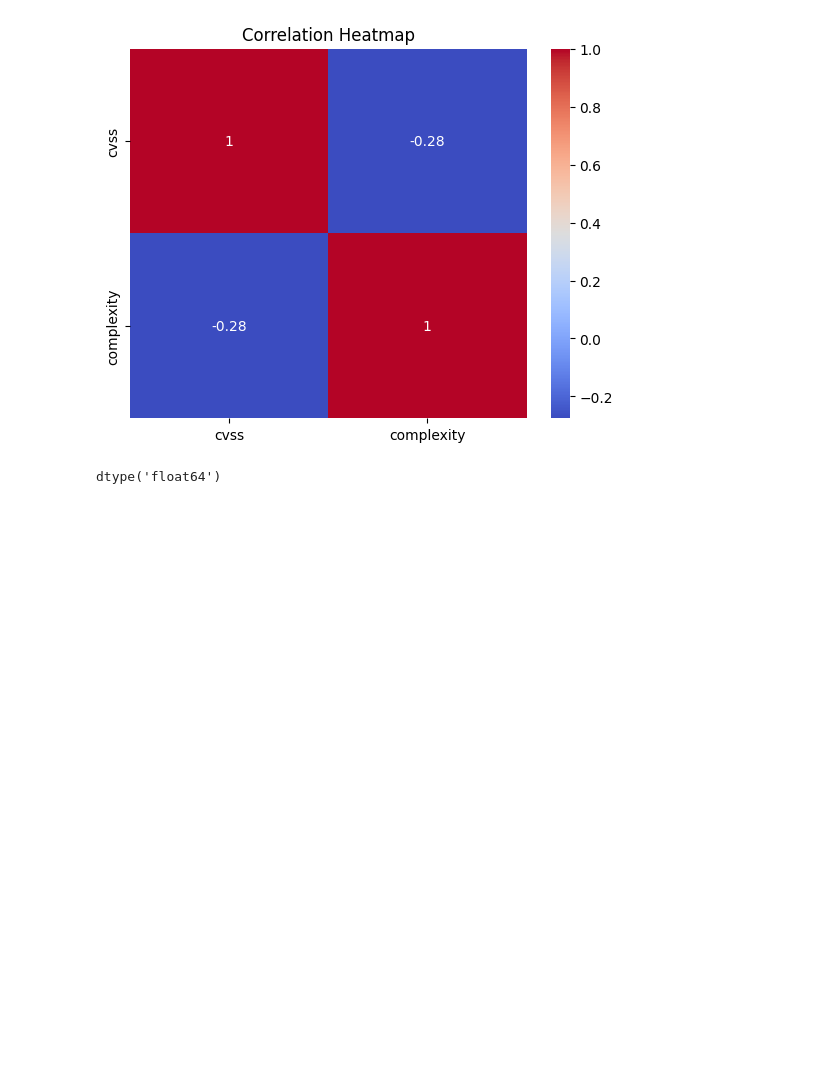
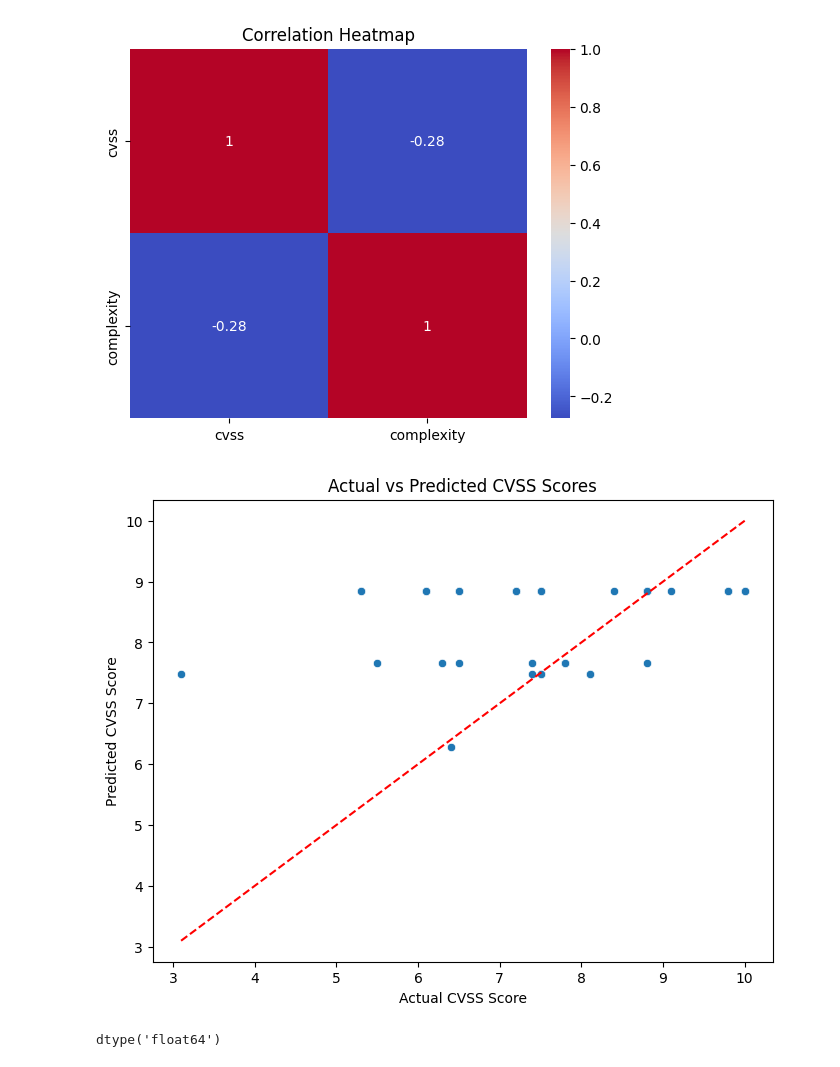
Before and after one commit to S10241798/AITT, a Jupyter notebook: AITT Assignment.ipynb, the cells around one changed output. Saved outputs shown, nothing was run; the diff lists cells and outputs as text; code cells hidden in the pictures; blank space fills up the shorter version.

```diff
--- a/AITT Assignment.ipynb
+++ b/AITT Assignment.ipynb
@@ -282,3 +276,28 @@ x_train, x_test, y_train, y_test = train_test_split(x, y)
+# %%
+# Define Features (X) and Target (y)
+X = df_clean[['complexity', 'vector_NETWORK']]  # Select features (vector_LOCAL is dropped due to one-hot encoding)
+y = df_clean['cvss']  # Target variable
+
+# 2. Split Data
+x_train, x_test, y_train, y_test = train_test_split(X, y, test_size=0.2, random_state=42)
+
+# 3. Train the Model
+model = LinearRegression()
+model.fit(x_train, y_train)
+
+# 4. Predictions
+y_pred = model.predict(x_test)
+
+# 6. Plot Predictions vs Actual
+plt.figure(figsize=(8, 6))
+sns.scatterplot(x=y_test, y=y_pred)
+plt.xlabel("Actual CVSS Score")
+plt.ylabel("Predicted CVSS Score")
+plt.title("Actual vs Predicted CVSS Scores")
+plt.plot([min(y_test), max(y_test)], [min(y_test), max(y_test)], color='red', linestyle='--')
+plt.show()
+# %% [output]
+[figure, added]
 # %%
 # checking datatypes of both x_train and y_train
 x_train.dtypes
```
Also changed, not shown: parts of 13 cells of this notebook.
